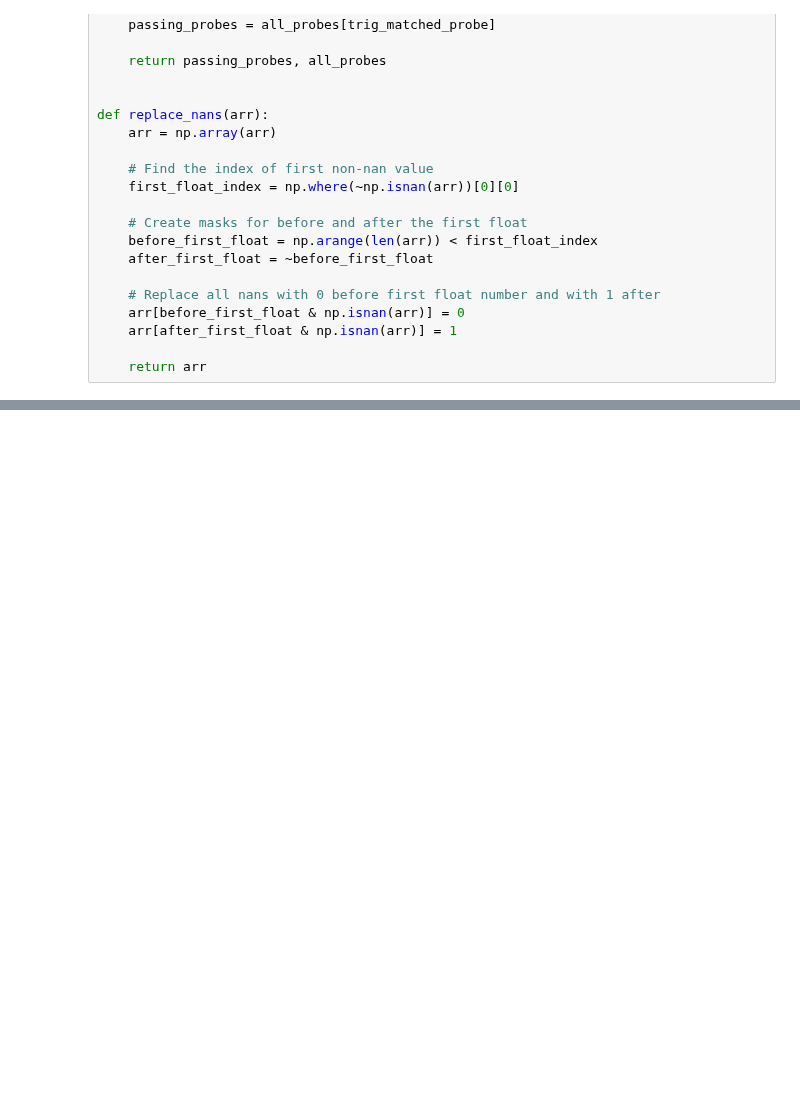
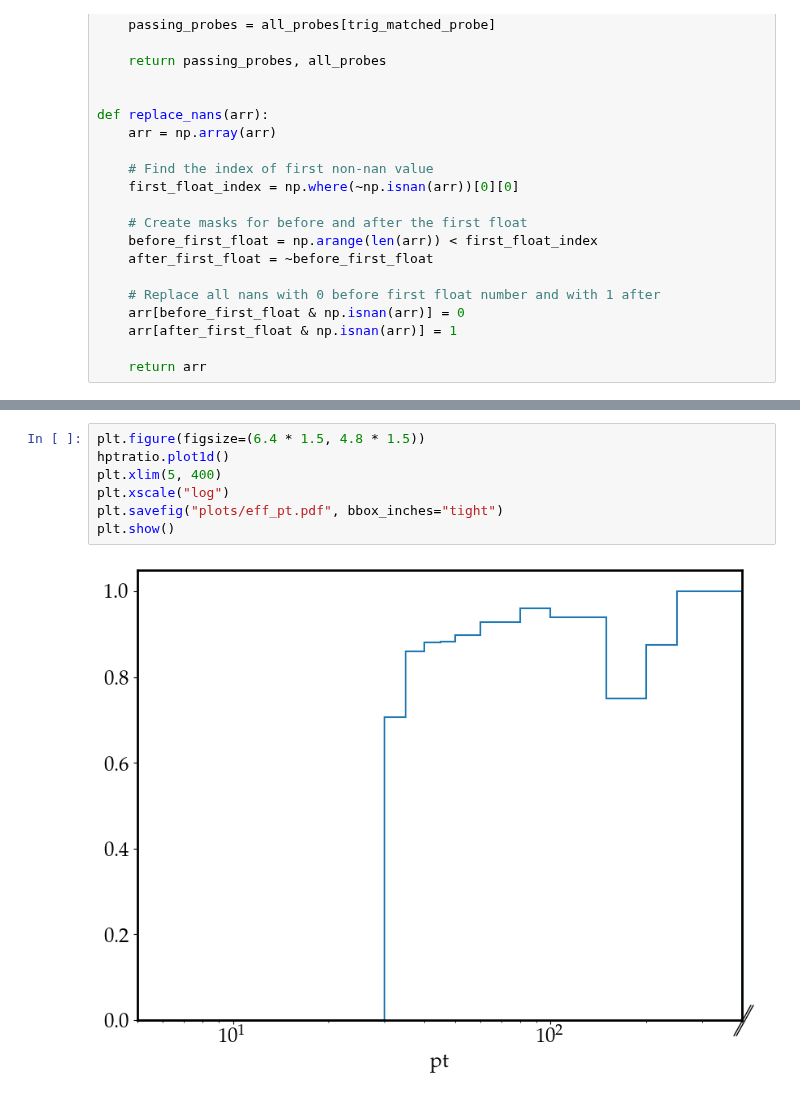
Before and after one commit to ikrommyd/egamma-tnp, a Jupyter notebook: EgammaTnP.ipynb, the cells around one changed output, grey strips where cells are left out. Saved outputs shown, nothing was run; the diff lists cells and outputs as text; blank space fills up the shorter version.

```diff
--- a/EgammaTnP.ipynb
+++ b/EgammaTnP.ipynb
@@ -247,0 +263,9 @@ plt.xscale("log")
+# %%
+plt.figure(figsize=(6.4 * 1.5, 4.8 * 1.5))
+hptratio.plot1d()
+plt.xlim(5, 400)
+plt.xscale("log")
+plt.savefig("plots/eff_pt.pdf", bbox_inches="tight")
+plt.show()
+# %% [output]
+[figure, added]
```
Also changed, not shown: parts of 9 cells of this notebook, 5 other files.
